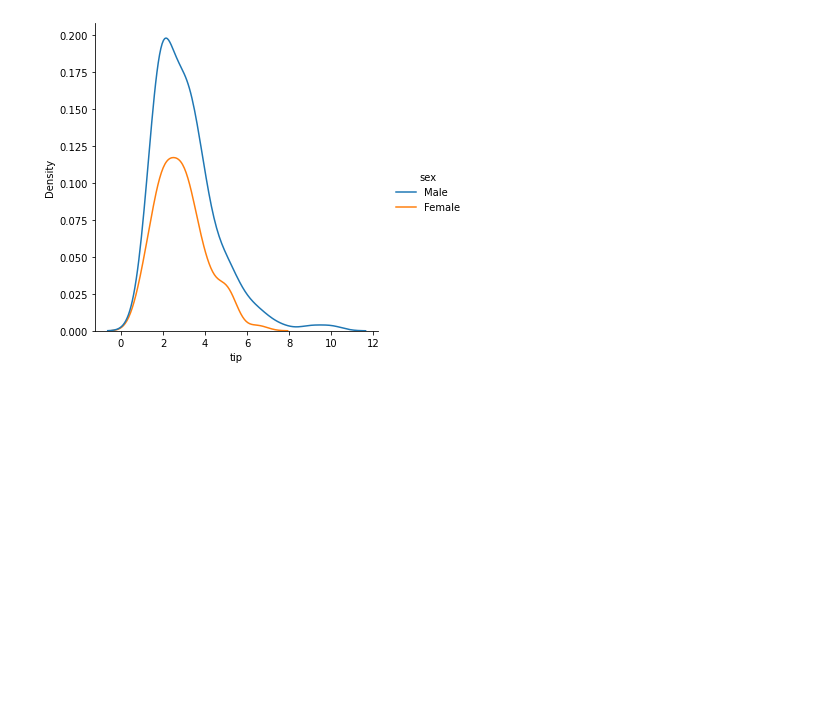
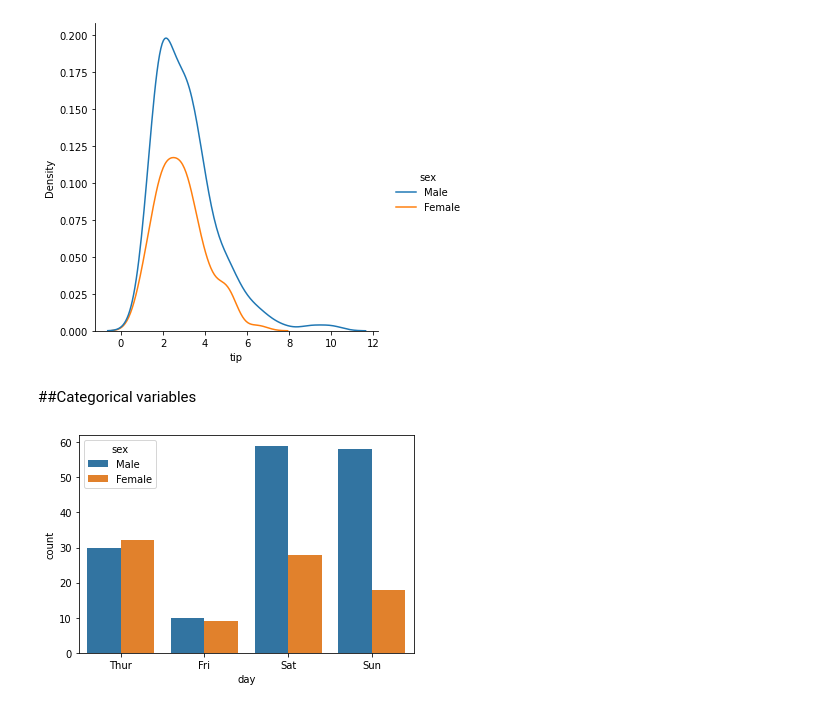
Before and after one commit to georgeduranh/ML, a Jupyter notebook: 1_visualizations/8_seaborn.ipynb, the cells around one changed output. Cells and saved outputs as stored; diff of their text form; code cells hidden in the pictures; blank space fills up the shorter version.

```diff
--- a/1_visualizations/8_seaborn.ipynb
+++ b/1_visualizations/8_seaborn.ipynb
@@ -111,3 +111,9 @@ sns.displot(data=tips, x='tip', hue='sex', kind='kde')
 plt.show()
 # %% [output]
 [figure]
+# %% [markdown]
+##Categorical variables
+# %%
+sns.countplot(data=tips, x='day', hue='sex');
+# %% [output]
+[figure, added]
```
Also changed, not shown: parts of 7 cells of this notebook.
